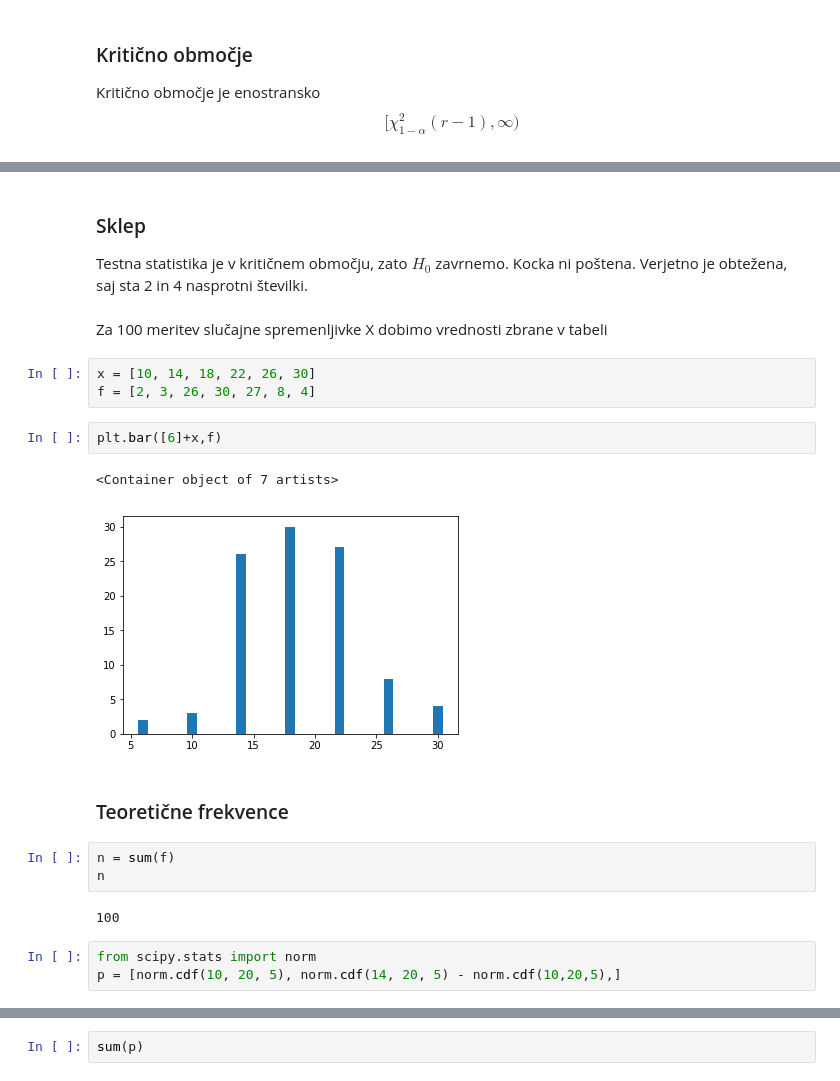
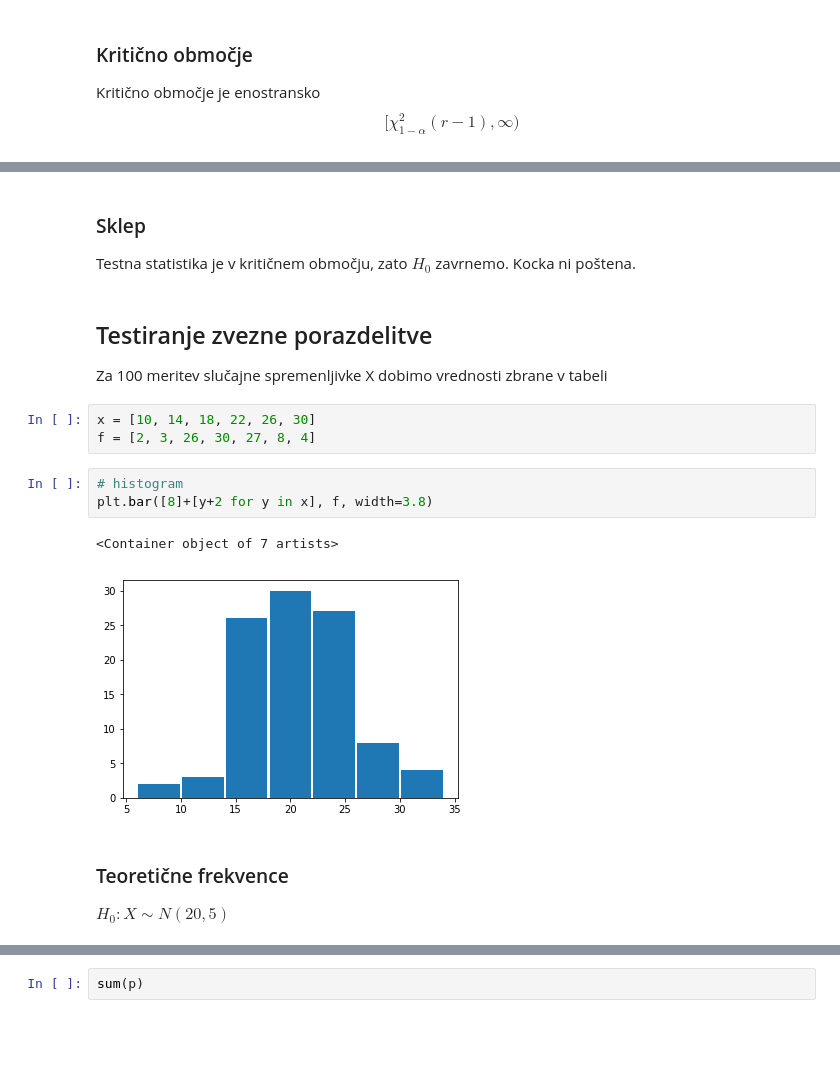
Before and after one commit to mrcinv/ovs.py, a Jupyter notebook: Testiranje domnev.ipynb, the cells around one changed output, grey strips where cells are left out. Saved outputs shown, nothing was run; the diff lists cells and outputs as text; blank space fills up the shorter version.

```diff
--- a/Testiranje domnev.ipynb
+++ b/Testiranje domnev.ipynb
@@ -214,23 +276,18 @@ wk
 # %% [markdown]
 ### Sklep
-Testna statistika je v kritičnem območju, zato $H_0$ zavrnemo. Kocka ni poštena. Verjetno je obtežena, saj sta 2 in 4 nasprotni številki.
+Testna statistika je v kritičnem območju, zato $H_0$ zavrnemo. Kocka ni poštena.
 # %% [markdown]
+## Testiranje zvezne porazdelitve
 Za 100 meritev slučajne spremenljivke X dobimo vrednosti zbrane v tabeli
 # %%
 x = [10, 14, 18, 22, 26, 30]
 f = [2, 3, 26, 30, 27, 8, 4]
-# %%
-plt.bar([6]+x,f)
-# %% [output]
-<Container object of 7 artists>
-[figure, removed]
+# %%
+# histogram
+plt.bar([8]+[y+2 for y in x], f, width=3.8)
+# %% [output]
+<Container object of 7 artists>
+[figure, added]
 # %% [markdown]
 ### Teoretične frekvence
+$H_0: X\sim N(20,5)$
-# %%
-n = sum(f)
-n
-# %% [output]
-100
-# %%
-from scipy.stats import norm
-p = [norm.cdf(10, 20, 5), norm.cdf(14, 20, 5) - norm.cdf(10,20,5),]
```
Also changed, not shown: parts of 47 cells of this notebook.
